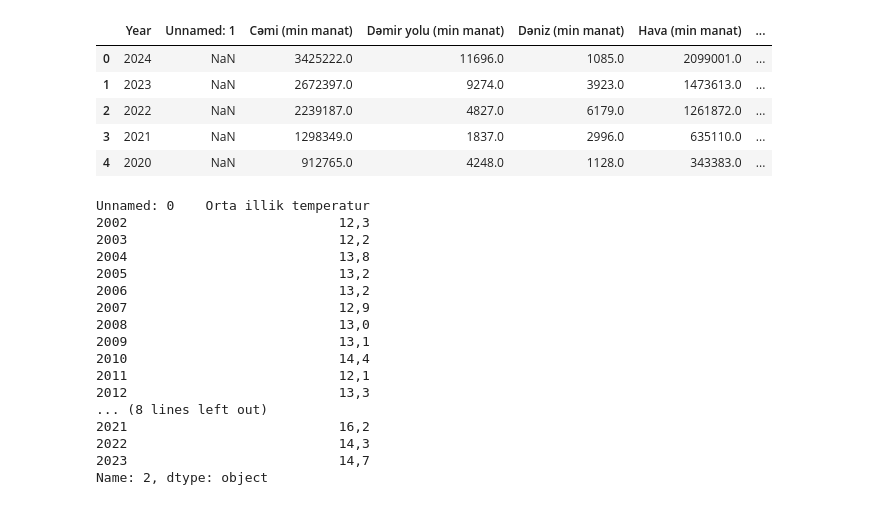
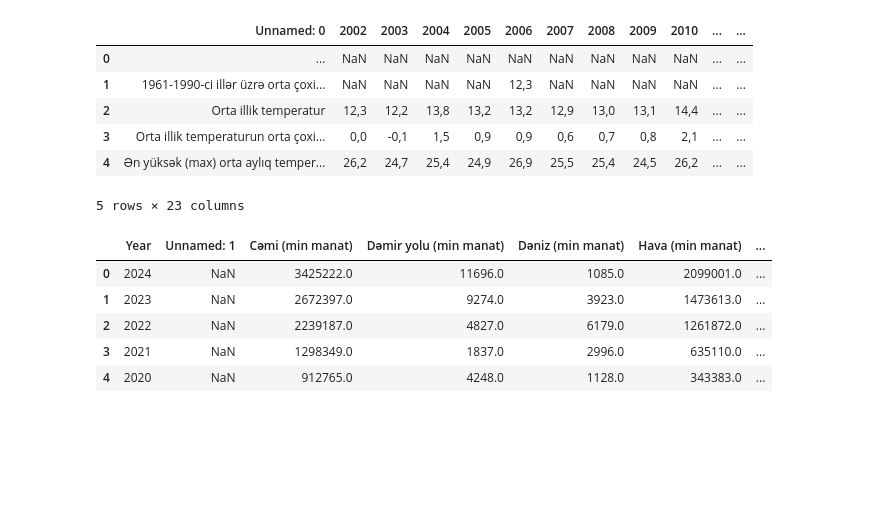
Before and after one commit to vugaer/OpenData.AZ-Analysis, a Jupyter notebook: analyzes/havatemp.ipynb, the cells around one changed output. Cells and saved outputs as stored; diff of their text form; code cells hidden in the pictures; blank space fills up the shorter version.

```diff
--- a/analyzes/havatemp.ipynb
+++ b/analyzes/havatemp.ipynb
@@ -22,31 +42,21 @@ havatemp.csv
 df1 = pd.read_csv('./datasets/data1.csv', sep=";")
 df2 = pd.read_csv('./datasets/data2.csv', sep=',')
 # %%
-df2.head()
+df1.head()
 # %% [output]
-|  | Year | Unnamed: 1 | Cəmi (min manat) | Dəmir yolu (min manat) | Dəniz (min manat) | Hava (min manat) | ... |
-| 0 | 2024 | NaN | 3425222.0 | 11696.0 | 1085.0 | 2099001.0 | ... |
-| 1 | 2023 | NaN | 2672397.0 | 9274.0 | 3923.0 | 1473613.0 | ... |
-| 2 | 2022 | NaN | 2239187.0 | 4827.0 | 6179.0 | 1261872.0 | ... |
-| 3 | 2021 | NaN | 1298349.0 | 1837.0 | 2996.0 | 635110.0 | ... |
-| 4 | 2020 | NaN | 912765.0 | 4248.0 | 1128.0 | 343383.0 | ... |
+|  | Unnamed: 0 | 2002 | 2003 | 2004 | 2005 | 2006 | 2007 | 2008 | 2009 | 2010 | ... | ... |
+| 0 | ... | NaN | NaN | NaN | NaN | NaN | NaN | NaN | NaN | NaN | ... | ... |
+| 1 | 1961-1990-ci illər üzrə orta çoxi... | NaN | NaN | NaN | NaN | 12,3 | NaN | NaN | NaN | NaN | ... | ... |
+| 2 | Orta illik temperatur | 12,3 | 12,2 | 13,8 | 13,2 | 13,2 | 12,9 | 13,0 | 13,1 | 14,4 | ... | ... |
+| 3 | Orta illik temperaturun orta çoxi... | 0,0 | -0,1 | 1,5 | 0,9 | 0,9 | 0,6 | 0,7 | 0,8 | 2,1 | ... | ... |
+| 4 | Ən yüksək (max) orta aylıq temper... | 26,2 | 24,7 | 25,4 | 24,9 | 26,9 | 25,5 | 25,4 | 24,5 | 26,2 | ... | ... |
+5 rows × 23 columns
 # %%
-df.iloc[2]
+df2.head()
 # %% [output]
-Unnamed: 0    Orta illik temperatur
-2002                           12,3
-2003                           12,2
-2004                           13,8
-2005                           13,2
-2006                           13,2
-2007                           12,9
-2008                           13,0
-2009                           13,1
-2010                           14,4
-2011                           12,1
-2012                           13,3
-... (8 lines left out)
-2021                           16,2
-2022                           14,3
-2023                           14,7
-Name: 2, dtype: object
+|  | Year | Unnamed: 1 | Cəmi (min manat) | Dəmir yolu (min manat) | Dəniz (min manat) | Hava (min manat) | ... |
+| 0 | 2024 | NaN | 3425222.0 | 11696.0 | 1085.0 | 2099001.0 | ... |
+| 1 | 2023 | NaN | 2672397.0 | 9274.0 | 3923.0 | 1473613.0 | ... |
+| 2 | 2022 | NaN | 2239187.0 | 4827.0 | 6179.0 | 1261872.0 | ... |
+| 3 | 2021 | NaN | 1298349.0 | 1837.0 | 2996.0 | 635110.0 | ... |
+| 4 | 2020 | NaN | 912765.0 | 4248.0 | 1128.0 | 343383.0 | ... |
```
Also changed, not shown: parts of 10 cells of this notebook.
